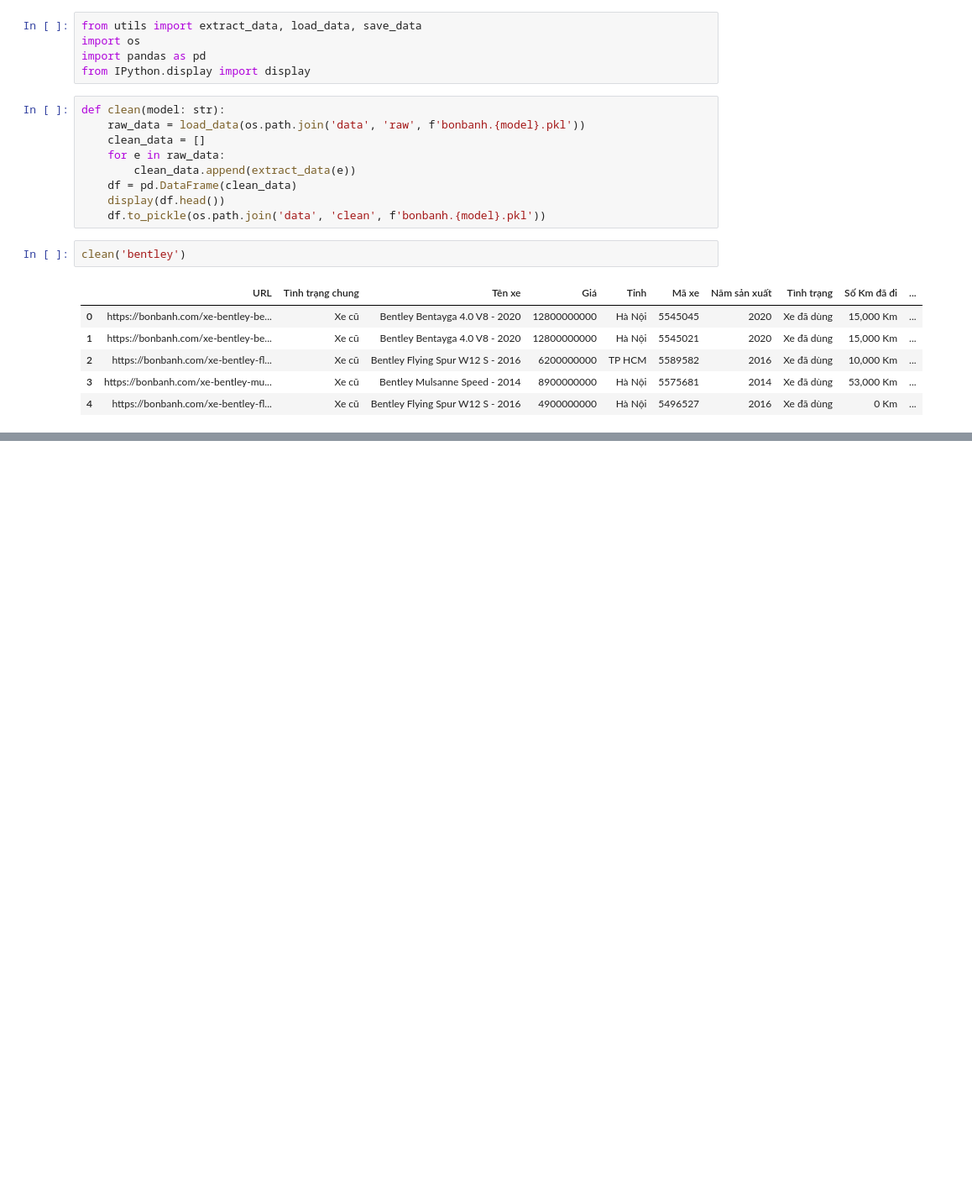
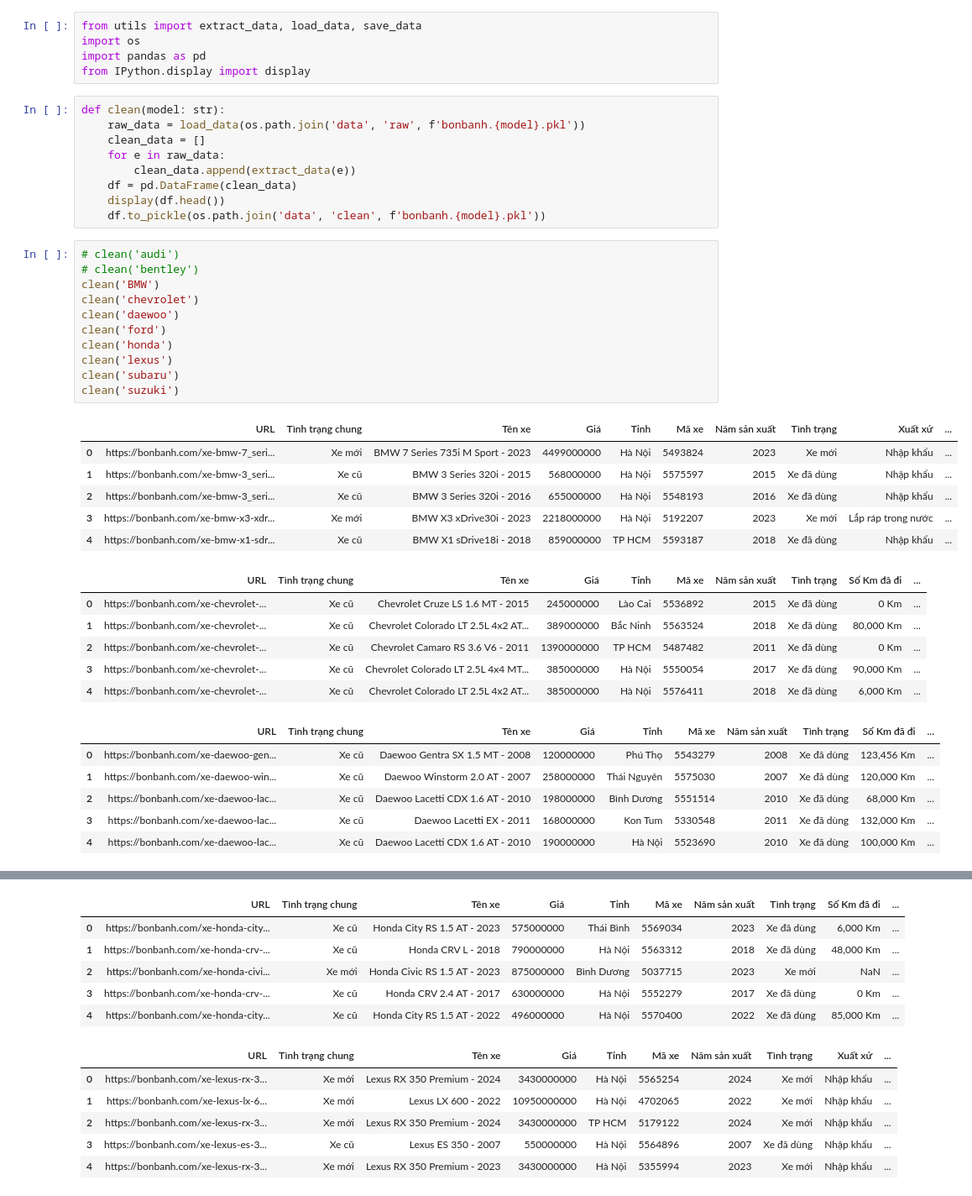
Before and after one commit to quangster/ML-project, a Jupyter notebook: clean.ipynb, the cells around one changed output, grey strips where cells are left out. Shown at 84% size. Drawn from its saved outputs; the diff is of its cells as text; blank space fills up the shorter version.

```diff
--- a/clean.ipynb
+++ b/clean.ipynb
@@ -12,12 +12,33 @@ def clean(model: str):
     df = pd.DataFrame(clean_data)
     display(df.head())
     df.to_pickle(os.path.join('data', 'clean', f'bonbanh.{model}.pkl'))
-# %%
-clean('bentley')
-# %% [output]
-|  | URL | Tình trạng chung | Tên xe | Giá | Tỉnh | Mã xe | Năm sản xuất | Tình trạng | Số Km đã đi | ... |
-| 0 | https://bonbanh.com/xe-bentley-be... | Xe cũ | Bentley Bentayga 4.0 V8 - 2020 | 12800000000 | Hà Nội | 5545045 | 2020 | Xe đã dùng | 15,000 Km | ... |
-| 1 | https://bonbanh.com/xe-bentley-be... | Xe cũ | Bentley Bentayga 4.0 V8 - 2020 | 12800000000 | Hà Nội | 5545021 | 2020 | Xe đã dùng | 15,000 Km | ... |
-| 2 | https://bonbanh.com/xe-bentley-fl... | Xe cũ | Bentley Flying Spur W12 S - 2016 | 6200000000 | TP HCM | 5589582 | 2016 | Xe đã dùng | 10,000 Km | ... |
-| 3 | https://bonbanh.com/xe-bentley-mu... | Xe cũ | Bentley Mulsanne Speed - 2014 | 8900000000 | Hà Nội | 5575681 | 2014 | Xe đã dùng | 53,000 Km | ... |
-| 4 | https://bonbanh.com/xe-bentley-fl... | Xe cũ | Bentley Flying Spur W12 S - 2016 | 4900000000 | Hà Nội | 5496527 | 2016 | Xe đã dùng | 0 Km | ... |
+# %%
+# clean('audi')
+# clean('bentley')
+clean('BMW')
+clean('chevrolet')
+clean('daewoo')
+clean('ford')
+clean('honda')
+clean('lexus')
+clean('subaru')
+clean('suzuki')
+# %% [output]
+|  | URL | Tình trạng chung | Tên xe | Giá | Tỉnh | Mã xe | Năm sản xuất | Tình trạng | Xuất xứ | ... |
+| 0 | https://bonbanh.com/xe-bmw-7_seri... | Xe mới | BMW 7 Series 735i M Sport - 2023 | 4499000000 | Hà Nội | 5493824 | 2023 | Xe mới | Nhập khẩu | ... |
+| 1 | https://bonbanh.com/xe-bmw-3_seri... | Xe cũ | BMW 3 Series 320i - 2015 | 568000000 | Hà Nội | 5575597 | 2015 | Xe đã dùng | Nhập khẩu | ... |
+| 2 | https://bonbanh.com/xe-bmw-3_seri... | Xe cũ | BMW 3 Series 320i - 2016 | 655000000 | Hà Nội | 5548193 | 2016 | Xe đã dùng | Nhập khẩu | ... |
+| 3 | https://bonbanh.com/xe-bmw-x3-xdr... | Xe mới | BMW X3 xDrive30i - 2023 | 2218000000 | Hà Nội | 5192207 | 2023 | Xe mới | Lắp ráp trong nước | ... |
+| 4 | https://bonbanh.com/xe-bmw-x1-sdr... | Xe cũ | BMW X1 sDrive18i - 2018 | 859000000 | TP HCM | 5593187 | 2018 | Xe đã dùng | Nhập khẩu | ... |
+|  | URL | Tình trạng chung | Tên xe | Giá | Tỉnh | Mã xe | Năm sản xuất | Tình trạng | Số Km đã đi | ... |
+| 0 | https://bonbanh.com/xe-chevrolet-... | Xe cũ | Chevrolet Cruze LS 1.6 MT - 2015 | 245000000 | Lào Cai | 5536892 | 2015 | Xe đã dùng | 0 Km | ... |
+| 1 | https://bonbanh.com/xe-chevrolet-... | Xe cũ | Chevrolet Colorado LT 2.5L 4x2 AT... | 389000000 | Bắc Ninh | 5563524 | 2018 | Xe đã dùng | 80,000 Km | ... |
+| 2 | https://bonbanh.com/xe-chevrolet-... | Xe cũ | Chevrolet Camaro RS 3.6 V6 - 2011 | 1390000000 | TP HCM | 5487482 | 2011 | Xe đã dùng | 0 Km | ... |
+| 3 | https://bonbanh.com/xe-chevrolet-... | Xe cũ | Chevrolet Colorado LT 2.5L 4x4 MT... | 385000000 | Hà Nội | 5550054 | 2017 | Xe đã dùng | 90,000 Km | ... |
+| 4 | https://bonbanh.com/xe-chevrolet-... | Xe cũ | Chevrolet Colorado LT 2.5L 4x2 AT... | 385000000 | Hà Nội | 5576411 | 2018 | Xe đã dùng | 6,000 Km | ... |
+|  | URL | Tình trạng chung | Tên xe | Giá | Tỉnh | Mã xe | Năm sản xuất | Tình trạng | Số Km đã đi | ... |
+| 0 | https://bonbanh.com/xe-daewoo-gen... | Xe cũ | Daewoo Gentra SX 1.5 MT - 2008 | 120000000 | Phú Thọ | 5543279 | 2008 | Xe đã dùng | 123,456 Km | ... |
+| 1 | https://bonbanh.com/xe-daewoo-win... | Xe cũ | Daewoo Winstorm 2.0 AT - 2007 | 258000000 | Thái Nguyên | 5575030 | 2007 | Xe đã dùng | 120,000 Km | ... |
+| 2 | https://bonbanh.com/xe-daewoo-lac... | Xe cũ | Daewoo Lacetti CDX 1.6 AT - 2010 | 198000000 | Bình Dương | 5551514 | 2010 | Xe đã dùng | 68,000 Km | ... |
+| 3 | https://bonbanh.com/xe-daewoo-lac... | Xe cũ | Daewoo Lacetti EX - 2011 | 168000000 | Kon Tum | 5330548 | 2011 | Xe đã dùng | 132,000 Km | ... |
+| 4 | https://bonbanh.com/xe-daewoo-lac... | Xe cũ | Daewoo Lacetti CDX 1.6 AT - 2010 | 190000000 | Hà Nội | 5523690 | 2010 | Xe đã dùng | 100,000 Km | ... |
@@ -23,0 +51,12 @@ clean('bentley')
+|  | URL | Tình trạng chung | Tên xe | Giá | Tỉnh | Mã xe | Năm sản xuất | Tình trạng | Số Km đã đi | ... |
+| 0 | https://bonbanh.com/xe-honda-city... | Xe cũ | Honda City RS 1.5 AT - 2023 | 575000000 | Thái Bình | 5569034 | 2023 | Xe đã dùng | 6,000 Km | ... |
+| 1 | https://bonbanh.com/xe-honda-crv-... | Xe cũ | Honda CRV L - 2018 | 790000000 | Hà Nội | 5563312 | 2018 | Xe đã dùng | 48,000 Km | ... |
+| 2 | https://bonbanh.com/xe-honda-civi... | Xe mới | Honda Civic RS 1.5 AT - 2023 | 875000000 | Bình Dương | 5037715 | 2023 | Xe mới | NaN | ... |
+| 3 | https://bonbanh.com/xe-honda-crv-... | Xe cũ | Honda CRV 2.4 AT - 2017 | 630000000 | Hà Nội | 5552279 | 2017 | Xe đã dùng | 0 Km | ... |
+| 4 | https://bonbanh.com/xe-honda-city... | Xe cũ | Honda City RS 1.5 AT - 2022 | 496000000 | Hà Nội | 5570400 | 2022 | Xe đã dùng | 85,000 Km | ... |
+|  | URL | Tình trạng chung | Tên xe | Giá | Tỉnh | Mã xe | Năm sản xuất | Tình trạng | Xuất xứ | ... |
+| 0 | https://bonbanh.com/xe-lexus-rx-3... | Xe mới | Lexus RX 350 Premium - 2024 | 3430000000 | Hà Nội | 5565254 | 2024 | Xe mới | Nhập khẩu | ... |
+| 1 | https://bonbanh.com/xe-lexus-lx-6... | Xe mới | Lexus LX 600 - 2022 | 10950000000 | Hà Nội | 4702065 | 2022 | Xe mới | Nhập khẩu | ... |
+| 2 | https://bonbanh.com/xe-lexus-rx-3... | Xe mới | Lexus RX 350 Premium - 2024 | 3430000000 | TP HCM | 5179122 | 2024 | Xe mới | Nhập khẩu | ... |
+| 3 | https://bonbanh.com/xe-lexus-es-3... | Xe cũ | Lexus ES 350 - 2007 | 550000000 | Hà Nội | 5564896 | 2007 | Xe đã dùng | Nhập khẩu | ... |
+| 4 | https://bonbanh.com/xe-lexus-rx-3... | Xe mới | Lexus RX 350 Premium - 2023 | 3430000000 | Hà Nội | 5355994 | 2023 | Xe mới | Nhập khẩu | ... |
```
Also changed, not shown: parts of 4 cells of this notebook, 40 other files.
